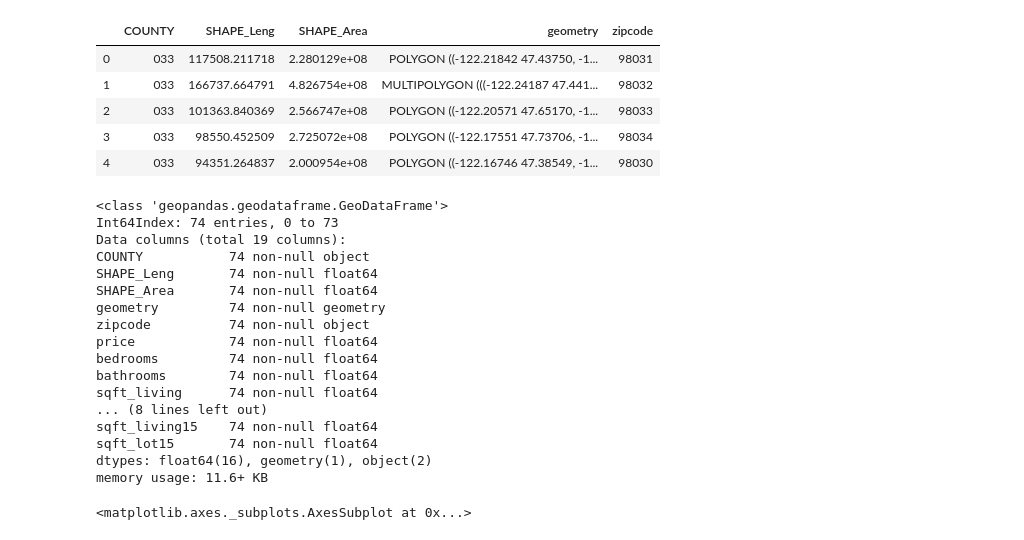
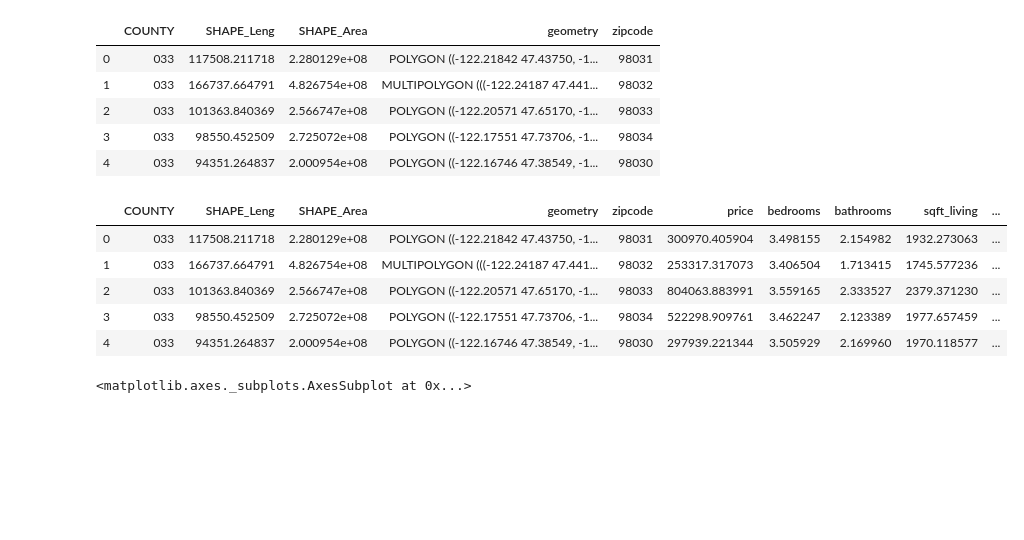
Before and after one commit to aghilissen/KayCee, a Jupyter notebook: Joe_Workbook.ipynb, the cells around one changed output. Cells and saved outputs as stored; diff of their text form; code cells hidden in the pictures; blank space fills up the shorter version.

```diff
--- a/Joe_Workbook.ipynb
+++ b/Joe_Workbook.ipynb
@@ -199,25 +199,14 @@ map_kc.head()
 # %%
 merged = pd.merge(map_kc, kc_zip_mean, on='zipcode')
 
-merged.info()
+merged.head()
 # %% [output]
-<class 'geopandas.geodataframe.GeoDataFrame'>
-Int64Index: 74 entries, 0 to 73
-Data columns (total 19 columns):
-COUNTY           74 non-null object
-SHAPE_Leng       74 non-null float64
-SHAPE_Area       74 non-null float64
-geometry         74 non-null geometry
-zipcode          74 non-null object
-price            74 non-null float64
-bedrooms         74 non-null float64
-bathrooms        74 non-null float64
-sqft_living      74 non-null float64
-... (8 lines left out)
-sqft_living15    74 non-null float64
-sqft_lot15       74 non-null float64
-dtypes: float64(16), geometry(1), object(2)
-memory usage: 11.6+ KB
+|  | COUNTY | SHAPE_Leng | SHAPE_Area | geometry | zipcode | price | bedrooms | bathrooms | sqft_living | ... |
+| 0 | 033 | 117508.211718 | 2.280129e+08 | POLYGON ((-122.21842 47.43750, -1... | 98031 | 300970.405904 | 3.498155 | 2.154982 | 1932.273063 | ... |
+| 1 | 033 | 166737.664791 | 4.826754e+08 | MULTIPOLYGON (((-122.24187 47.441... | 98032 | 253317.317073 | 3.406504 | 1.713415 | 1745.577236 | ... |
+| 2 | 033 | 101363.840369 | 2.566747e+08 | POLYGON ((-122.20571 47.65170, -1... | 98033 | 804063.883991 | 3.559165 | 2.333527 | 2379.371230 | ... |
+| 3 | 033 | 98550.452509 | 2.725072e+08 | POLYGON ((-122.17551 47.73706, -1... | 98034 | 522298.909761 | 3.462247 | 2.123389 | 1977.657459 | ... |
+| 4 | 033 | 94351.264837 | 2.000954e+08 | POLYGON ((-122.16746 47.38549, -1... | 98030 | 297939.221344 | 3.505929 | 2.169960 | 1970.118577 | ... |
 # %%
 gdf=gpd.GeoDataFrame(merged, geometry=merged.geometry)
 
```
Also changed, not shown: parts of 1 cell of this notebook.
